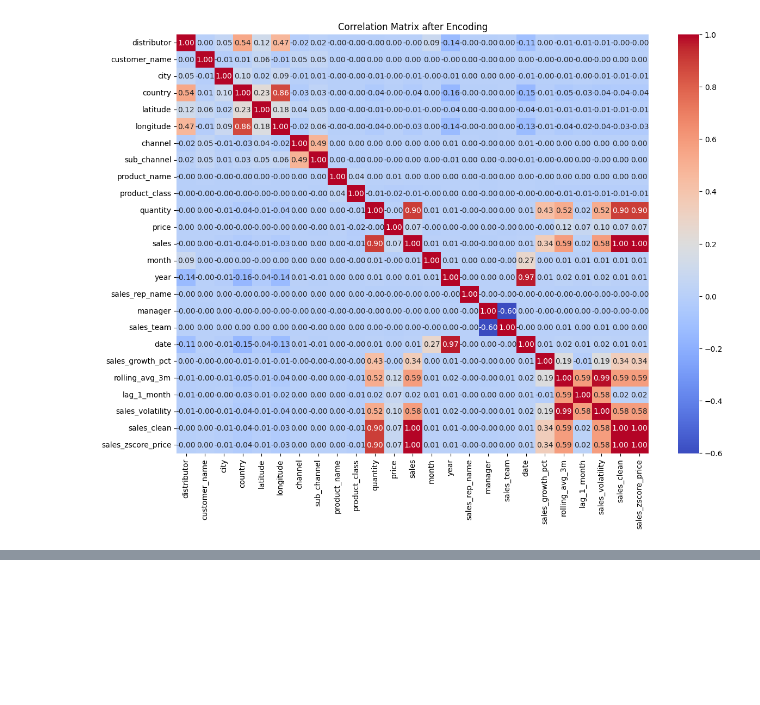
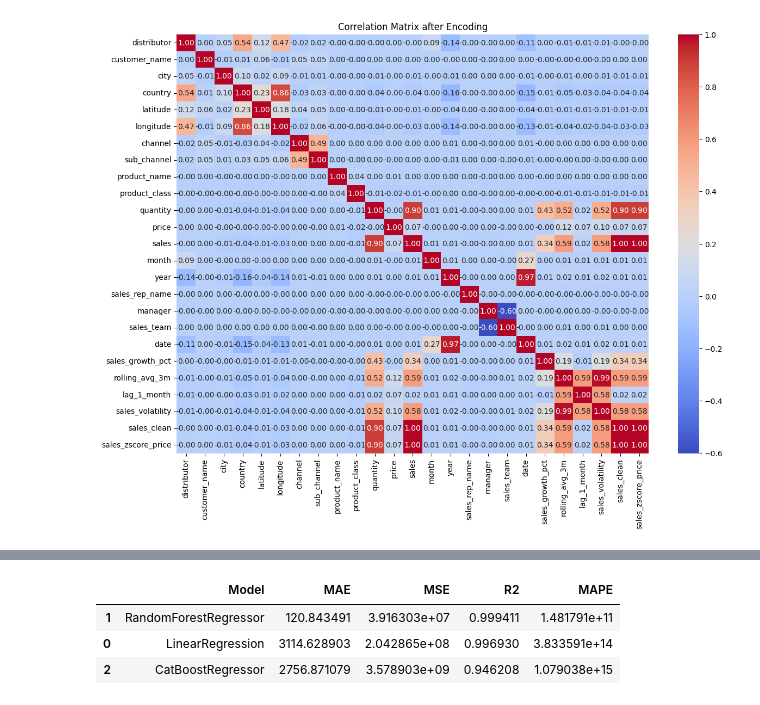
Before and after one commit to Mipjeiger/pharmacy-ml-engineer-end-to-end-enterprise-project, a Jupyter notebook: notebook/eda.ipynb, the cells around one changed output, grey strips where cells are left out. Saved outputs shown, nothing was run; the diff lists cells and outputs as text; code cells hidden in the pictures; blank space fills up the shorter version.

```diff
--- a/notebook/eda.ipynb
+++ b/notebook/eda.ipynb
@@ -227,0 +305,21 @@ plt.show()
+# %%
+# Build models
+models = build_base_models()
+
+# Build Voting Regressor
+voting_model = build_voting_regressor(models=models,
+                                      weights=[1, 2, 3])
+
+# Clean X_train and X_test from infinity and NaN before training
+X_train = X_train.replace([np.inf, -np.inf], np.nan).fillna(X_train.median()).clip(-1e10, 1e10)
+X_test = X_test.replace([np.inf, -np.inf], np.nan).fillna(X_test.median()).clip(-1e10, 1e10)
+
+# Train Voting Regressor
+voting_model = train_model(model=voting_model,
+                           X_train=X_train,
+                           y_train=y_train)
+
+# Evaluate Voting Regressor
+metrics = evaluate_model(model=voting_model,
+                         X_test=X_test,
+                         y_test=y_test)
@@ -227,0 +328,8 @@ plt.show()
+# %%
+# See values whos good models values and good metrics
+
+for model_name, model in models.items():
+    model = train_model(model=model, X_train=X_train, y_train=y_train)
+    model_metrics = evaluate_model(model=model, X_test=X_test, y_test=y_test)
+    print(f"Model: {model_name}")
+    print(f"Metrics: {model_metrics}")
@@ -227,0 +347,18 @@ plt.show()
+# %%
+# Table of model metrics
+model_performance = []
+for model_name, model in models.items():
+    model = train_model(model=model, X_train=X_train, y_train=y_train)
+    y_pred = model.predict(X_test)
+    model_metrics = evaluate_model(model=model, X_test=X_test, y_test=y_test)
+    model_performance.append({
+        "Model": model_name,
+        **model_metrics
+    })
+model_performance = pd.DataFrame(model_performance)
+model_performance.sort_values(by='R2', ascending=False)
+# %% [output]
+|  | Model | MAE | MSE | R2 | MAPE |
+| 1 | RandomForestRegressor | 120.843491 | 3.916303e+07 | 0.999411 | 1.481791e+11 |
+| 0 | LinearRegression | 3114.628903 | 2.042865e+08 | 0.996930 | 3.833591e+14 |
+| 2 | CatBoostRegressor | 2756.871079 | 3.578903e+09 | 0.946208 | 1.079038e+15 |
```
Also changed, not shown: parts of 12 cells of this notebook, 7 other files.
